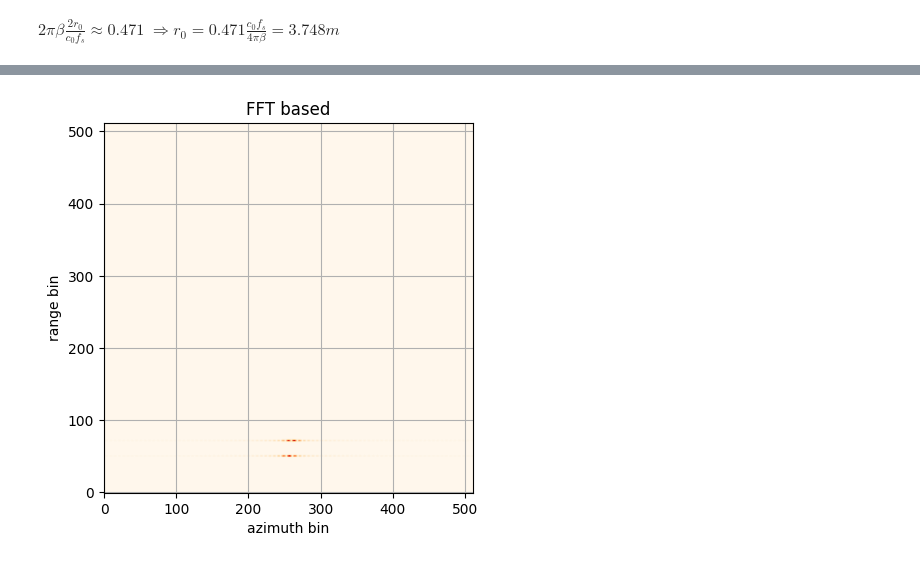
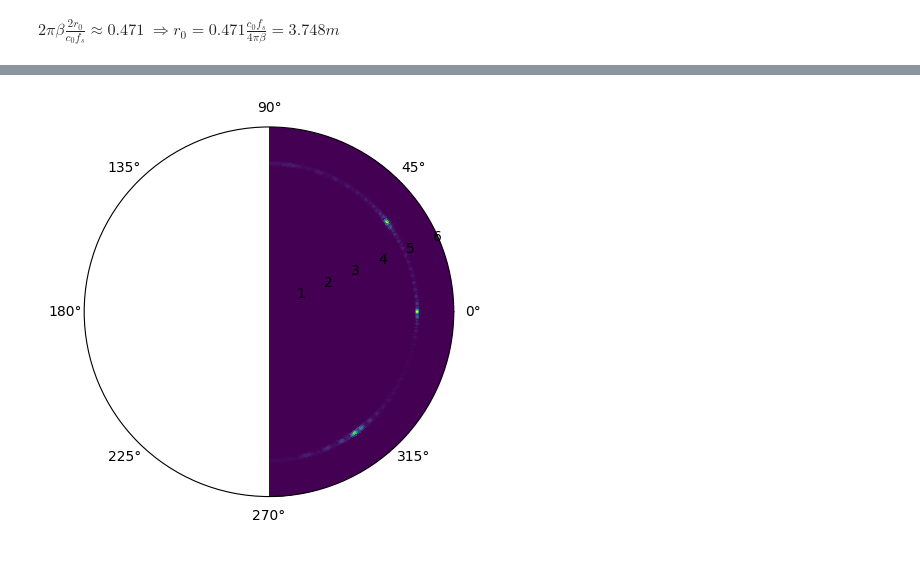
Before and after one commit to Perseos/thesis, a Jupyter notebook: figures/scripts/3.1_imaging/bp_test_ideal.ipynb, the cells around one changed output, grey strips where cells are left out. Cells and saved outputs as stored; diff of their text form; code cells hidden in the pictures.

```diff
--- a/figures/scripts/3.1_imaging/bp_test_ideal.ipynb
+++ b/figures/scripts/3.1_imaging/bp_test_ideal.ipynb
@@ -13,13 +13,18 @@ import timedataparser
 header,_,realdata,_,params = timedataparser.load_all('/home/dgotzens/recording/23-11-20/', loadfeparams=True)
 
 M,K,L = (1024,192,1)
-X,Y,Z = (256,3,128)
+X,Y,Z = (512,3,256)
 I = X*Y*Z
 c0 = 299_792_458
 β = params['RampSlope']
+ω0 = 2*torch.pi*header['RampLowFrequency']
+π = torch.pi
+
+
 fs = 22e6
+Ts = 1/fs
 
-rmax = 5
+rmax = 6
 rx = torch.linspace(-rmax, rmax, X)[:,None,None].expand((X,Y,Z))
 ry = torch.linspace(-0.1*rmax, 0.1*rmax, Y)[None,:,None].expand((X,Y,Z))
 rz = torch.linspace(0,rmax,Z)[None,None,:].expand((X,Y,Z))
@@ -43,9 +48,6 @@ $\Rightarrow \Omega = 0.440 $
 $2\pi \beta \frac{2r_0}{c_0f_s} \approx 0.471$
 $\Rightarrow r_0 = 0.471 \frac{c_0f_s}{4 \pi \beta} = 3.748m$
 # %%
-# assume constant antenna gain
-g = torch.ones((K,X,Y,Z))
-
 # calculate runtimes
 dist = torch.empty((K,X,Y,Z))
 for k in range(K):
@@ -54,7 +56,8 @@ for k in range(K):
 
 tau = lambda x,y,z : dist[:,(rx[:,0,0]-x).abs().argmin(), \
                             (ry[0,:,0]-y).abs().argmin(), \
-                            (rz[0,0,:]-z).abs().argmin()]/c0/fs
-point = lambda x,y,z : torch.exp(-2j*torch.pi*β * tau(x,y,z) * torch.arange(M).unsqueeze(-1))
-data[:,:,0] = point(0,0,rmax/2) + point(-rmax/2,0,rmax/2)
+                            (rz[0,0,:]-z).abs().argmin()]/c0
+point = lambda x,y,z : torch.exp(-1j*(ω0 + 0.5*β*tau(x,y,z)) * tau(x,y,z))\
+                       *  torch.exp(-2j*π*β * tau(x,y,z) * torch.arange(M).unsqueeze(-1)*Ts)
+data[:,:,0] = point(3,0,4) + point(0,0,5) + point(-4,0,3)
 # %%
@@ -159,14 +163,19 @@ torch.Size([192])
 # %%
 ula_idx = tools.ula_idx(header)
-window = torch.hann_window(len(ula_idx))
+# window = torch.hamming_window(len(ula_idx))
+# window = torch.hann_window(len(ula_idx))
+window = torch.ones(len(ula_idx))
 nfft = 1024
 rangedata = tools.rangedata(data.conj(), nfft)/nfft
-azimuth = ifftshift(fft(fftshift(window*rangedata[:,ula_idx,0]), dim=1, n=512))/len(ula_idx)
-plt.imshow(azimuth[:nfft//2,:].abs(), origin='lower',cmap='OrRd')
-plt.grid()
-plt.title('FFT based')
-plt.xlabel('azimuth bin')
-plt.ylabel('range bin')
-plt.show()
+n_azm = 512
+azimuth = ifftshift(fft(fftshift(window*rangedata[:,ula_idx,0]), dim=1, n=n_azm))
+
+theta = -torch.asin(2*torch.arange(n_azm+1)/n_azm - 1)
+M_max = nfft//8
+R = 25/nfft * torch.arange(M_max+1)*2
+
+f,ax = plt.subplots(subplot_kw={'projection': 'polar'})
+ax.pcolormesh(theta,R,azimuth[0:M_max, :].abs())
+ax.grid(False)
 # %% [output]
-[figure, old version]
+[figure, new version]
```
Also changed, not shown: parts of 3 cells of this notebook, 26 other files.
